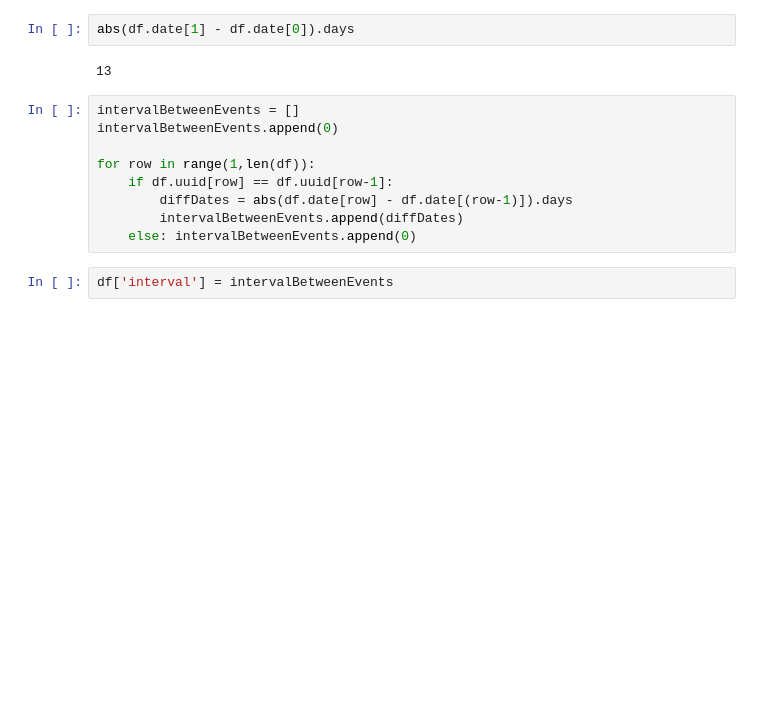
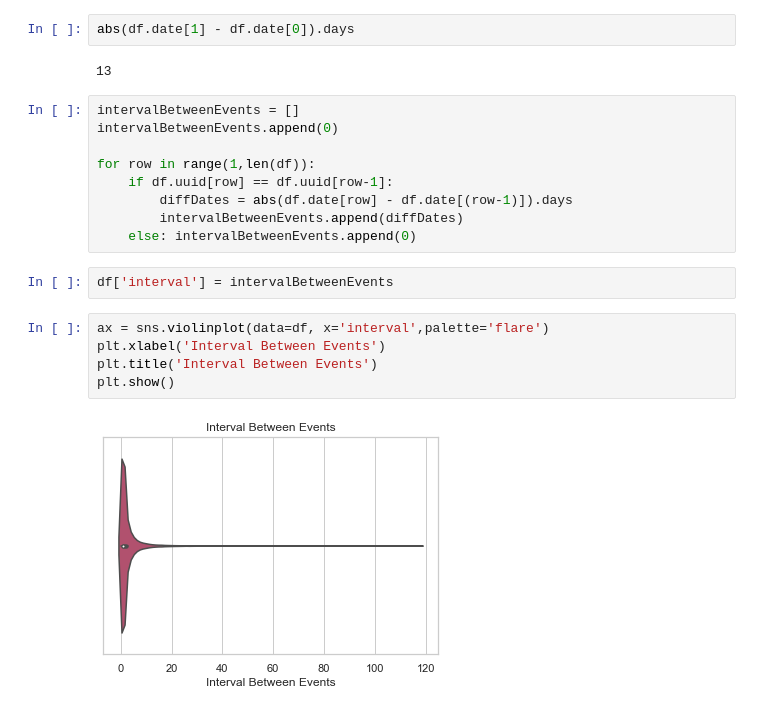
Before and after one commit to raquelcreis/customer_survival, a Jupyter notebook: notebook.ipynb, the cells around one changed output. Saved outputs shown, nothing was run; the diff lists cells and outputs as text; blank space fills up the shorter version.

Commit message:
violin plot interval between events

```diff
--- a/notebook.ipynb
+++ b/notebook.ipynb
@@ -89,3 +89,10 @@ for row in range(1,len(df)):
     else: intervalBetweenEvents.append(0)
 # %%
 df['interval'] = intervalBetweenEvents
+# %%
+ax = sns.violinplot(data=df, x='interval',palette='flare')
+plt.xlabel('Interval Between Events')
+plt.title('Interval Between Events')
+plt.show()
+# %% [output]
+[figure, added]
```
